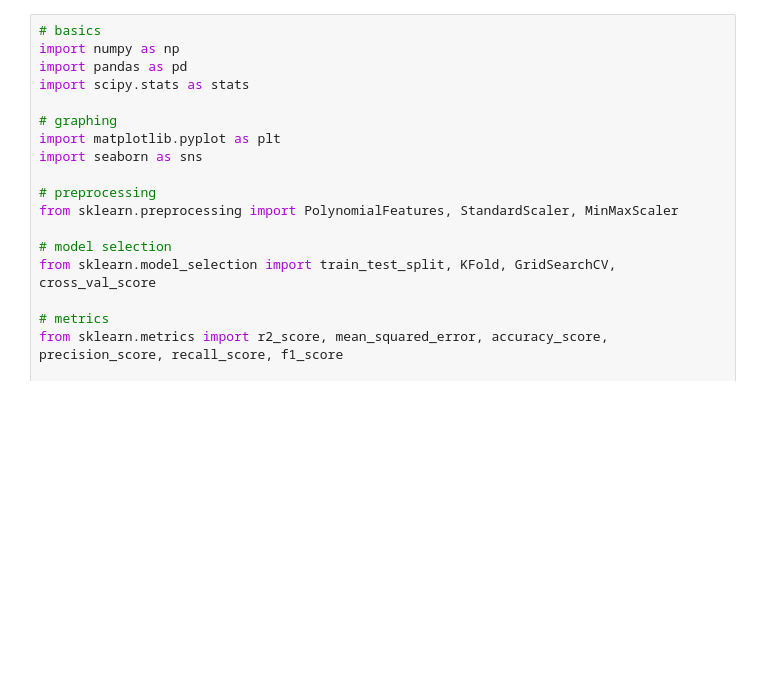
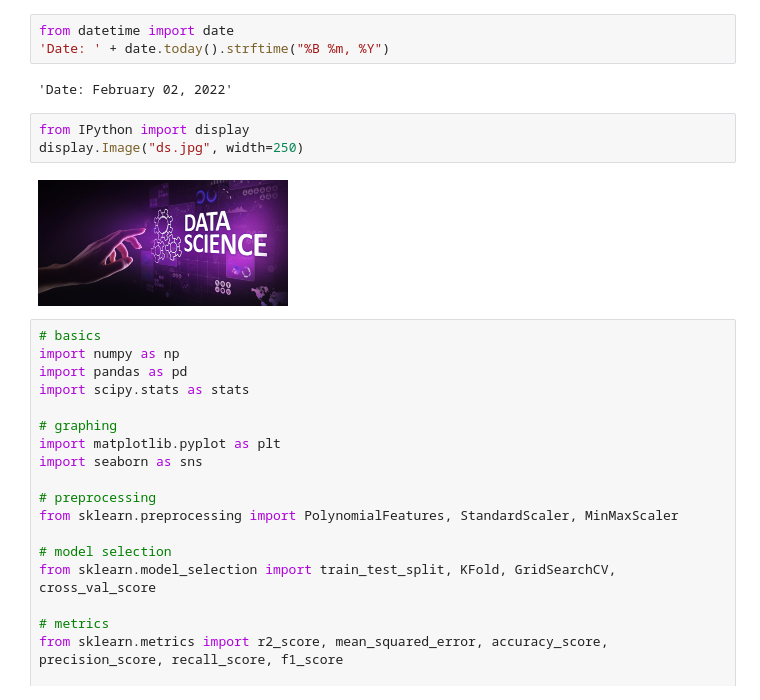
Before and after one commit to chyld/devops, a Jupyter notebook: templates/data-sci/notebook.ipynb, the cells around one changed output. Saved outputs shown, nothing was run; the diff lists cells and outputs as text; blank space fills up the shorter version.

```diff
--- a/templates/data-sci/notebook.ipynb
+++ b/templates/data-sci/notebook.ipynb
@@ -6,3 +1,13 @@
+# %%
+from datetime import date
+'Date: ' + date.today().strftime("%B %m, %Y")
+# %% [output]
+'Date: February 02, 2022'
+# %%
+from IPython import display
+display.Image("ds.jpg", width=250)
+# %% [output]
+[figure, added]
 # %%
 # basics
 import numpy as np
```
Also changed, not shown: parts of 4 cells of this notebook, 3 other files.
